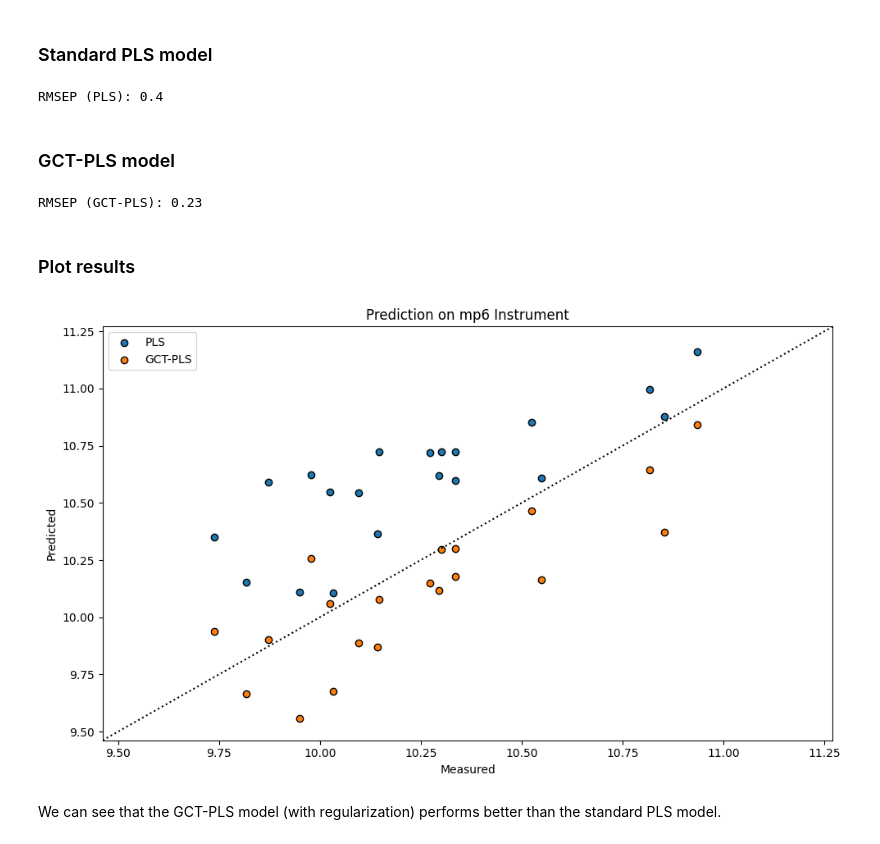
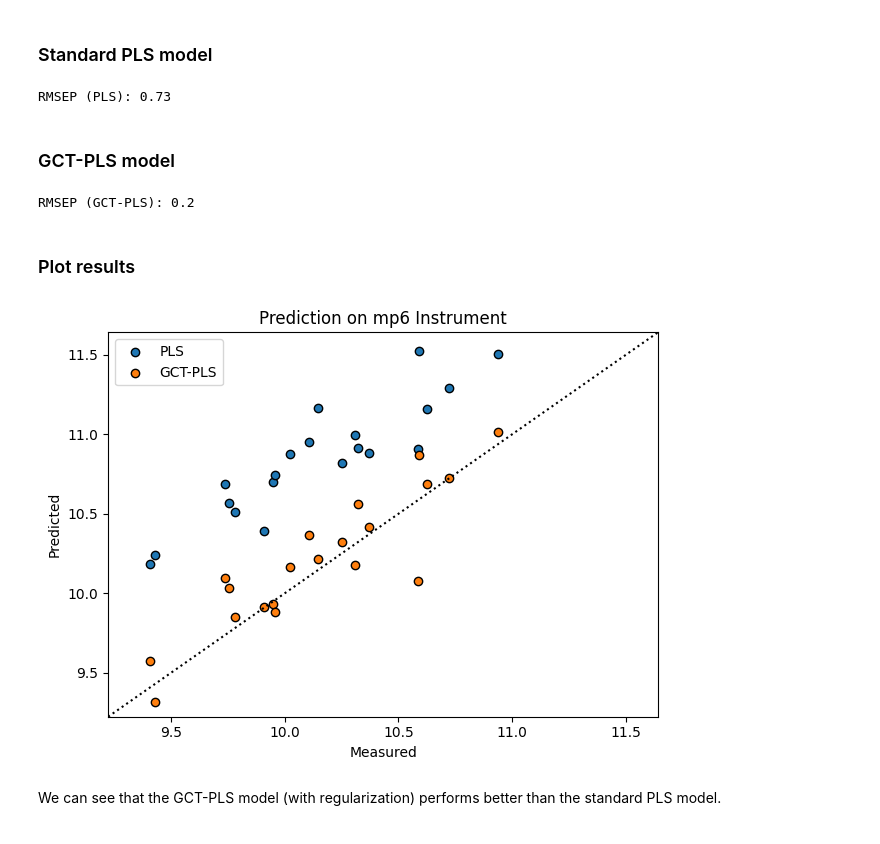
Before and after one commit to B-Analytics/di-PLS, a Jupyter notebook: notebooks/demo_gctPLS.ipynb, the cells around one changed output. Drawn from its saved outputs; the diff is of its cells as text; code cells hidden in the pictures.

```diff
--- a/notebooks/demo_gctPLS.ipynb
+++ b/notebooks/demo_gctPLS.ipynb
@@ -105,7 +105,8 @@ l = np.array([0, 10, 100])
 k = 1
 plt.figure(figsize=(14, 8))
 for i in l:
-    m = gctpls(A=ncomp, l=[i])
+
+    m = gctpls(A=ncomp, l=i)
     m.fit(m5_train, y_train, m5nbs, mp6nbs)
 
     # Projection
@@ -147,7 +148,7 @@ In the plot we can see that with increasing regularization the projections of th
 # %%
 ncomp = 3
 L = transfer_laplacian(m5nbs, mp6nbs)
-m_pls = gctpls(A=ncomp, l=[0], rescale='Source')
+m_pls = gctpls(A=ncomp, l=0, rescale='Source')
 m_pls.fit(m5_train, y_train, m5nbs, mp6nbs)
 
 yhat_pls = m_pls.predict(mp6_test)
@@ -156,11 +157,11 @@ error_pls = fct.rmse(y_test, yhat_pls)
 
 print('RMSEP (PLS): ' + str(np.round(error_pls, 2)))
 # %% [output]
-RMSEP (PLS): 0.4
+RMSEP (PLS): 0.73
 # %% [markdown]
 ### GCT-PLS model
 # %%
-l = [10]                                                                                   # Regularization parameter
+l = 10                                                                                   # Regularization parameter
 m_gctpls = gctpls(A=ncomp, l=l, rescale='Source')
 m_gctpls.fit(m5_train, y_train, m5nbs, mp6nbs)
 
@@ -170,24 +171,23 @@ error_gctpls = fct.rmse(y_test, yhat_gctpls)
 
 print('RMSEP (GCT-PLS): ' + str(np.round(error_gctpls, 2)))
 # %% [output]
-RMSEP (GCT-PLS): 0.23
+RMSEP (GCT-PLS): 0.2
 # %% [markdown]
 ### Plot results
 # %%
-plt.figure(figsize=(10, 6))
 plt.scatter(y_test, yhat_pls, edgecolors='k')
 plt.scatter(y_test, yhat_gctpls, edgecolors='k')
 plt.legend(['PLS', 'GCT-PLS'])
-min_ = np.min(np.array([y_test,yhat_pls,yhat_gctpls]))*0.99
-max_ = np.max(np.array([y_test,yhat_pls,yhat_gctpls]))*1.01
+min_ = np.min(np.array([y_test.ravel(),yhat_pls,yhat_gctpls]))*0.99
+max_ = np.max(np.array([y_test.ravel(),yhat_pls,yhat_gctpls]))*1.01
 plt.plot([min_,max_], [min_,max_], color='k', linestyle=":")
 plt.xlim([min_,max_])
 plt.ylim([min_,max_])
 plt.title('Prediction on mp6 Instrument')
 plt.xlabel('Measured')
 plt.ylabel('Predicted')
 plt.tight_layout()
 # %% [output]
-[figure, old version]
+[figure, new version]
 # %% [markdown]
 We can see that the GCT-PLS model (with regularization) performs better than the standard PLS model.
```
Also changed, not shown: parts of 2 cells of this notebook, 10 other files.
